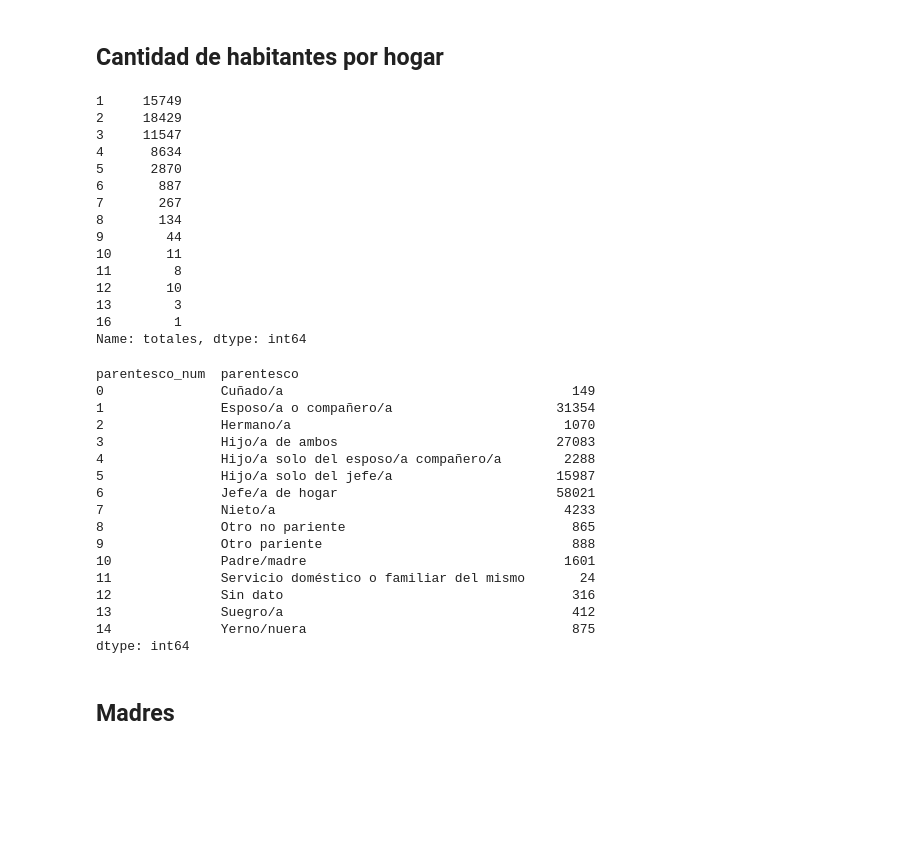
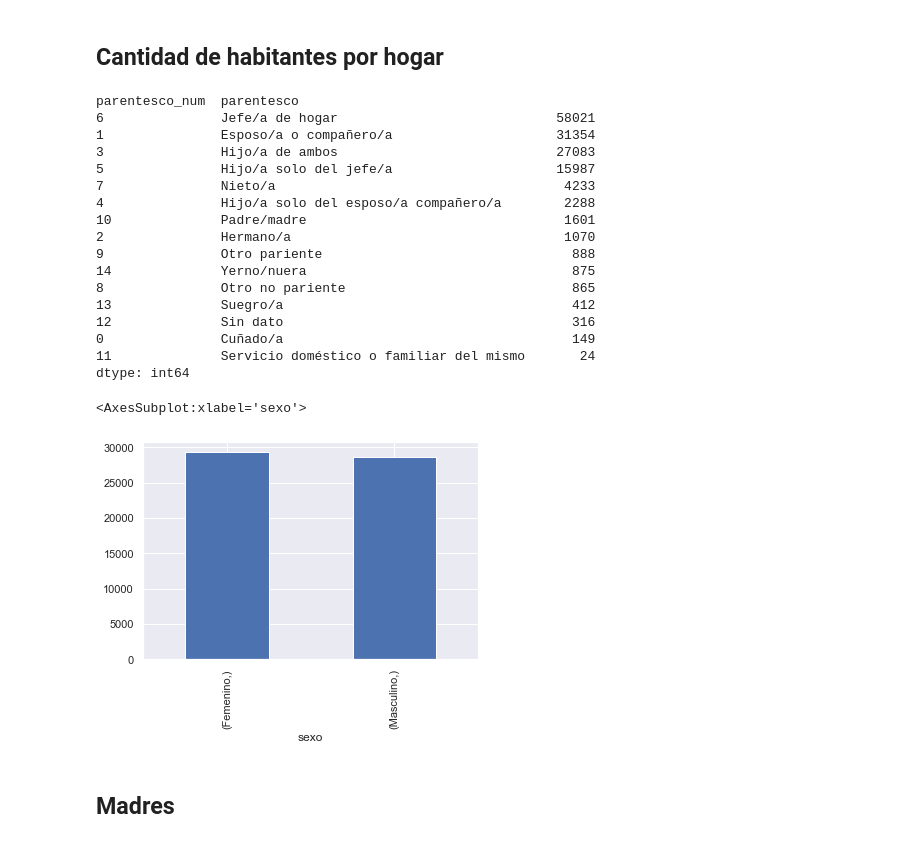
Before and after one commit to anicolon/coder_proyecto, a Jupyter notebook: hyp_2020/hyp_2020.ipynb, the cells around one changed output. Cells and saved outputs as stored; diff of their text form; code cells hidden in the pictures; blank space fills up the shorter version.

```diff
--- a/hyp_2020/hyp_2020.ipynb
+++ b/hyp_2020/hyp_2020.ipynb
@@ -149,45 +153,32 @@ familia
 # %% [markdown]
 ## Cantidad de habitantes por hogar
-# %%
-familia['totales'].value_counts().sort_index()
-# %% [output]
-1     15749
-2     18429
-3     11547
-4      8634
-5      2870
-6       887
-7       267
-8       134
-9        44
-10       11
-11        8
-12       10
-13        3
-16        1
-Name: totales, dtype: int64
 # %%
 df['parentesco_num'] = df['parentesco'].cat.codes
 
-df[['parentesco_num','parentesco']].value_counts().sort_index()
+df[['parentesco_num','parentesco']].value_counts()
 # %% [output]
 parentesco_num  parentesco
+6               Jefe/a de hogar                            58021
+1               Esposo/a o compañero/a                     31354
+3               Hijo/a de ambos                            27083
+5               Hijo/a solo del jefe/a                     15987
+7               Nieto/a                                     4233
+4               Hijo/a solo del esposo/a compañero/a        2288
+10              Padre/madre                                 1601
+2               Hermano/a                                   1070
+9               Otro pariente                                888
+14              Yerno/nuera                                  875
+8               Otro no pariente                             865
+13              Suegro/a                                     412
+12              Sin dato                                     316
 0               Cuñado/a                                     149
-1               Esposo/a o compañero/a                     31354
-2               Hermano/a                                   1070
-3               Hijo/a de ambos                            27083
-4               Hijo/a solo del esposo/a compañero/a        2288
-5               Hijo/a solo del jefe/a                     15987
-6               Jefe/a de hogar                            58021
-7               Nieto/a                                     4233
-8               Otro no pariente                             865
-9               Otro pariente                                888
-10              Padre/madre                                 1601
 11              Servicio doméstico o familiar del mismo       24
-12              Sin dato                                     316
-13              Suegro/a                                     412
-14              Yerno/nuera                                  875
 dtype: int64
+# %%
+df[['sexo']][df['parentesco'].str.contains('Jefe')].value_counts().plot(kind=('bar'))
+# %% [output]
+<AxesSubplot:xlabel='sexo'>
+[figure, added]
 # %% [markdown]
 ## Madres
 # %%
```
Also changed, not shown: parts of 9 cells of this notebook, 1 other file.
